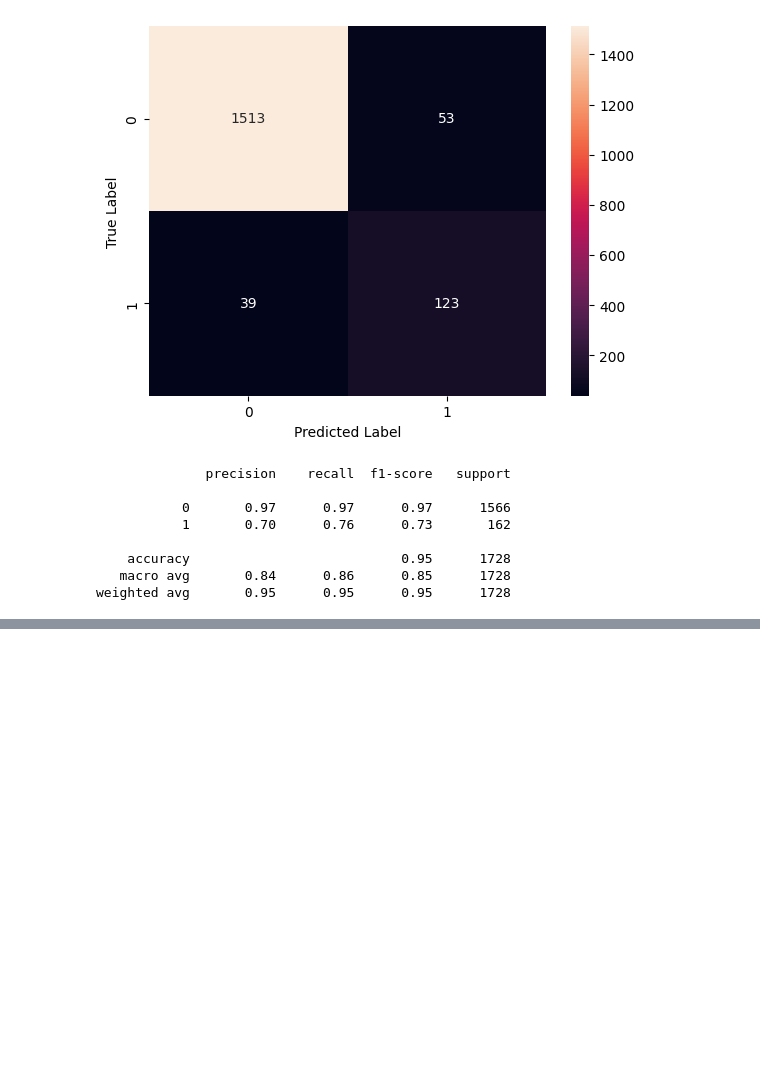
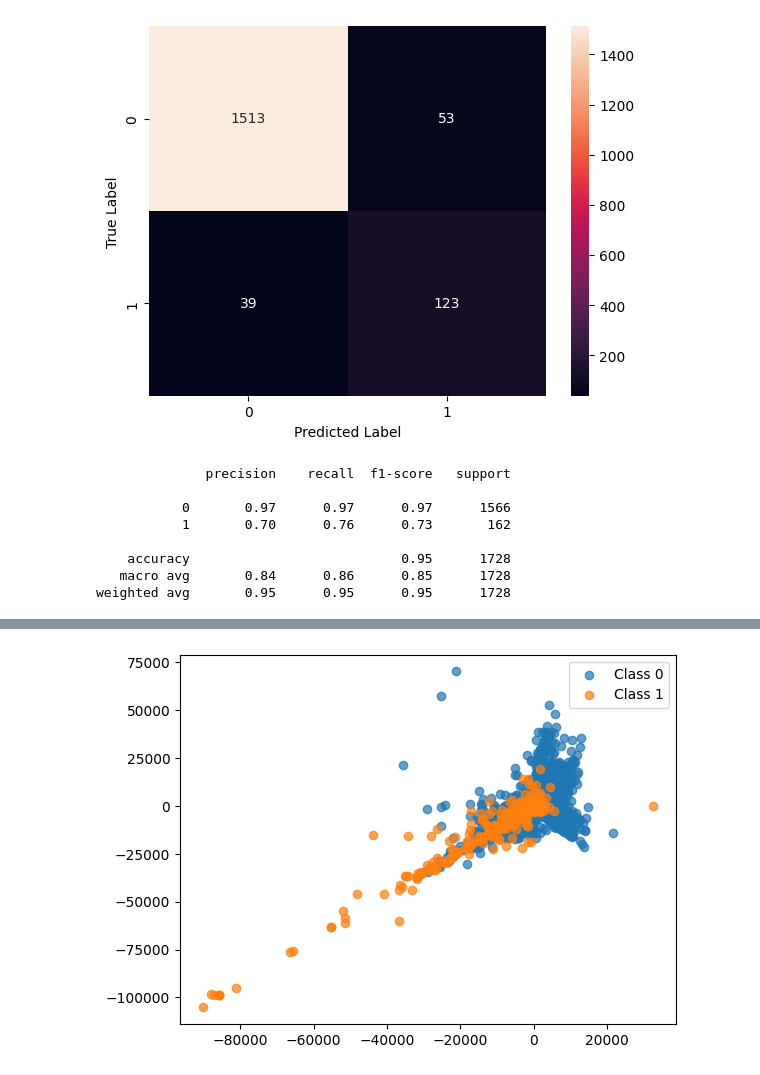
Before and after one commit to joanlafuente/SAE, a Jupyter notebook: Test_PyG.ipynb, the cells around one changed output, grey strips where cells are left out. Cells and saved outputs as stored; diff of their text form; code cells hidden in the pictures; blank space fills up the shorter version.

```diff
--- a/Test_PyG.ipynb
+++ b/Test_PyG.ipynb
@@ -943,0 +1058,21 @@ graph = graph.to(device)
+# %%
+# Get the embeddings of the nodes
+model.eval()
+with torch.no_grad():
+    out = model.contrastive(graph)
+    out = out.cpu().numpy()
+    labels = graph.y.cpu().numpy()
+
+# Plot the embeddings
+from sklearn.decomposition import PCA
+import matplotlib.pyplot as plt
+
+pca = PCA(n_components=2)
+out_pca = pca.fit_transform(out[3305:])
+
+plt.scatter(out[labels==0, 0], out[labels==0, 1], label='Class 0', alpha=0.7)
+plt.scatter(out[labels==1, 0], out[labels==1, 1], label='Class 1', alpha=0.7)
+plt.legend()
+plt.show()
+# %% [output]
+[figure, added]
```
Also changed, not shown: parts of 34 cells of this notebook, 3 other files.
